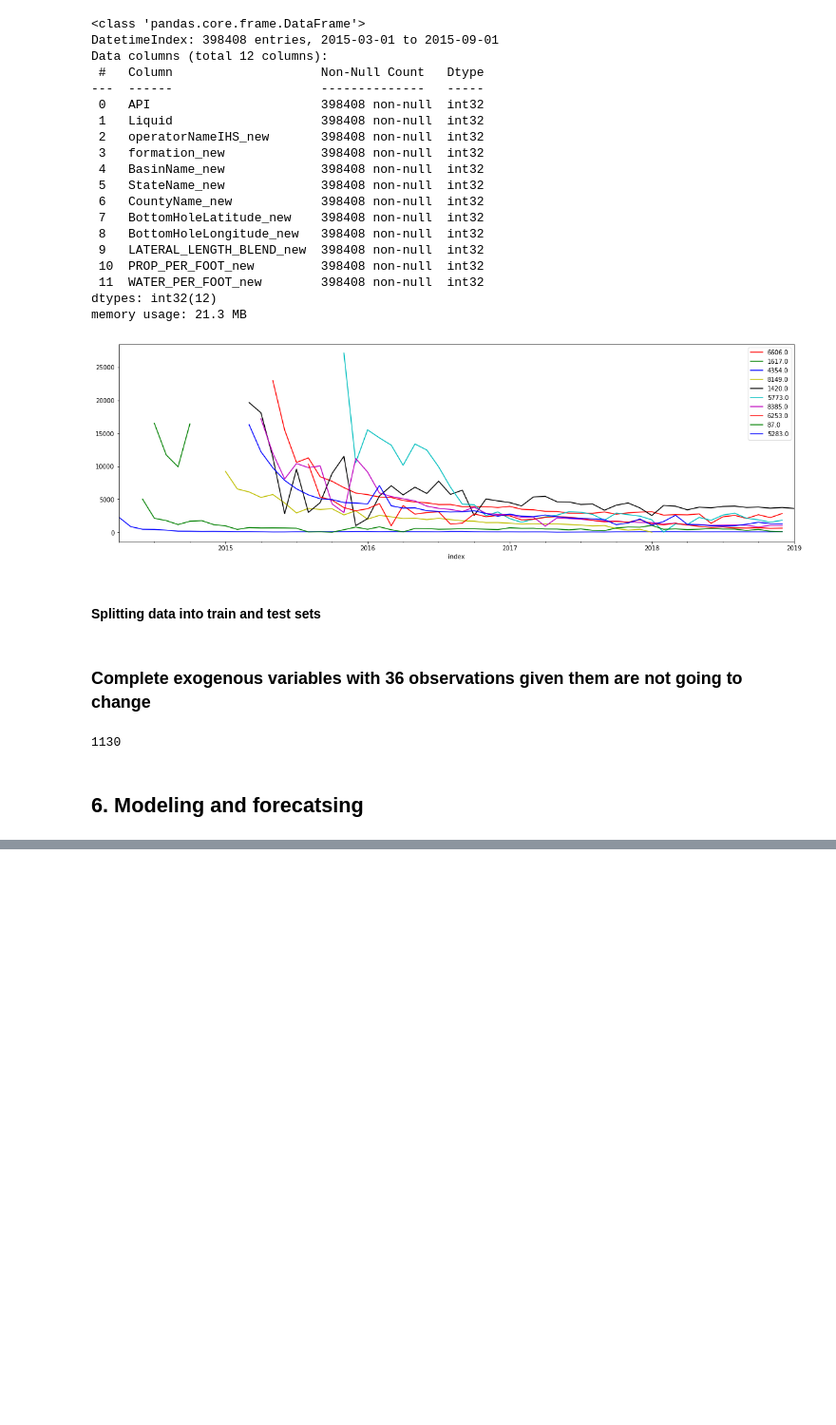
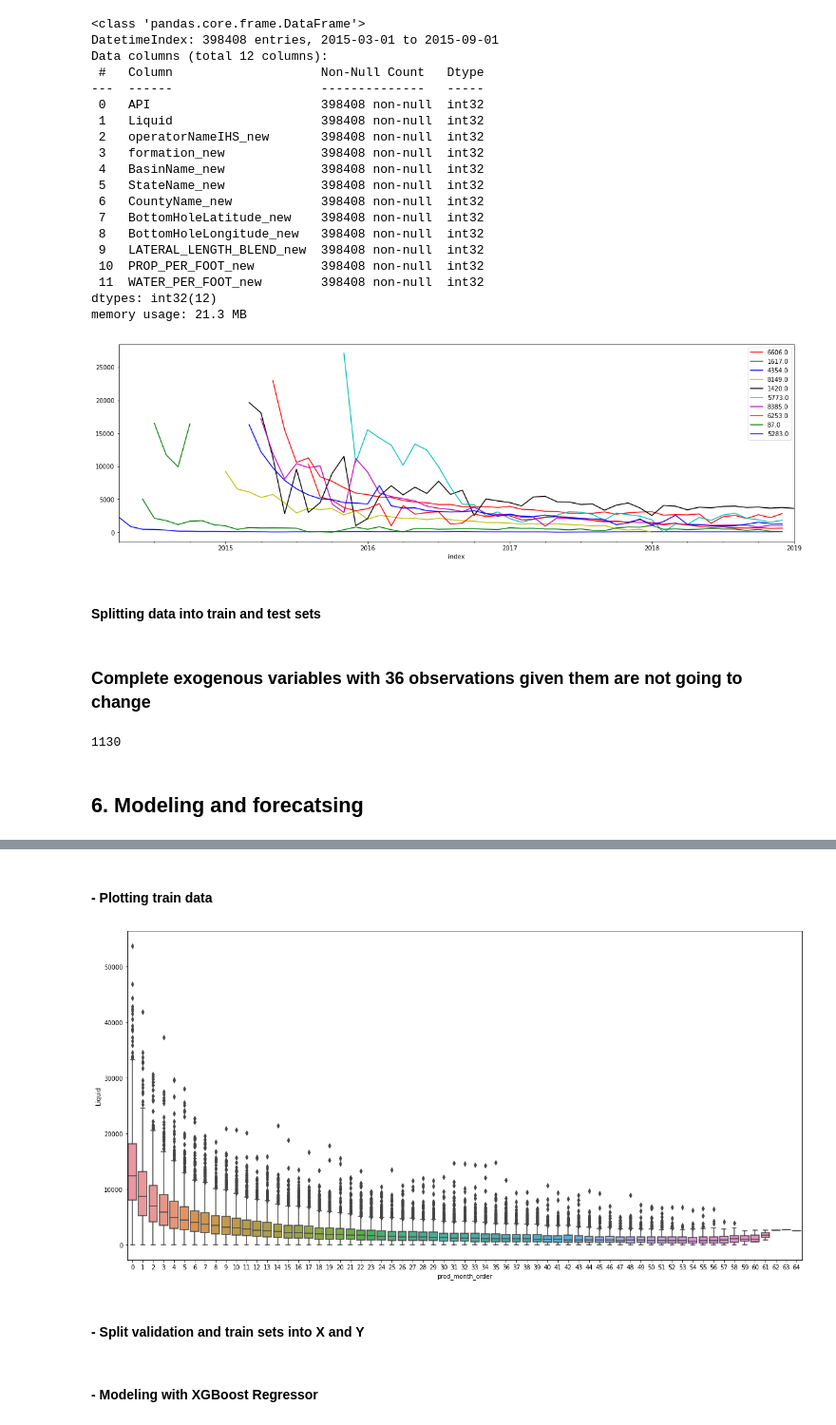
Before and after one commit to Dnbg1982/Oil-Gas-Projects, a Jupyter notebook: Reservoir Engineering/Notebooks/Oil_produc_forecasting.ipynb, the cells around one changed output, grey strips where cells are left out. Shown at 95% size. Cells and saved outputs as stored; diff of their text form; code cells hidden in the pictures; blank space fills up the shorter version.

```diff
--- a/Reservoir Engineering/Notebooks/Oil_produc_forecasting.ipynb
+++ b/Reservoir Engineering/Notebooks/Oil_produc_forecasting.ipynb
@@ -673,0 +675,9 @@ plt.show()
+# %%
+def order_month(df):
+    df['prod_month_order'] = np.arange(len(df))
+    return(df)
+# %%
+batch_well_train = np.random.choice(df_filter.API.unique()[:-1130], 1000, replace=False)
+df_f_train = df_filter[df_filter.API.isin(batch_well_train)]
+df_train_ord = df_f_train.groupby(df_f_train.API, as_index=True)
+df_train_ord = df_train_ord.apply(order_month).sort_index()
@@ -673,0 +693,10 @@ plt.show()
+# %% [markdown]
+#### - Plotting train data
+# %%
+fig, ax = plt.subplots(figsize=(20,10))
+sns.boxplot(data=df_train_ord, x=df_train_ord.prod_month_order, y=df_train_ord.Liquid)
+plt.show()
+# %% [output]
+[figure, added]
+# %% [markdown]
+#### - Split validation and train sets into X and Y
@@ -673,0 +709,2 @@ plt.show()
+# %% [markdown]
+#### - Modeling with XGBoost Regressor
```
Also changed, not shown: parts of 25 cells of this notebook.
